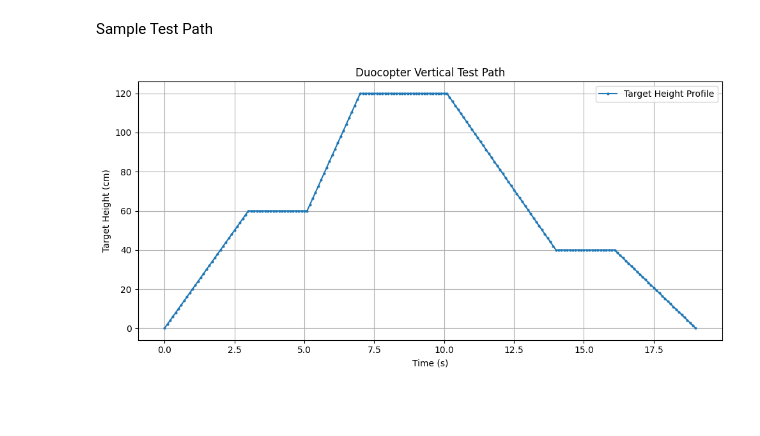
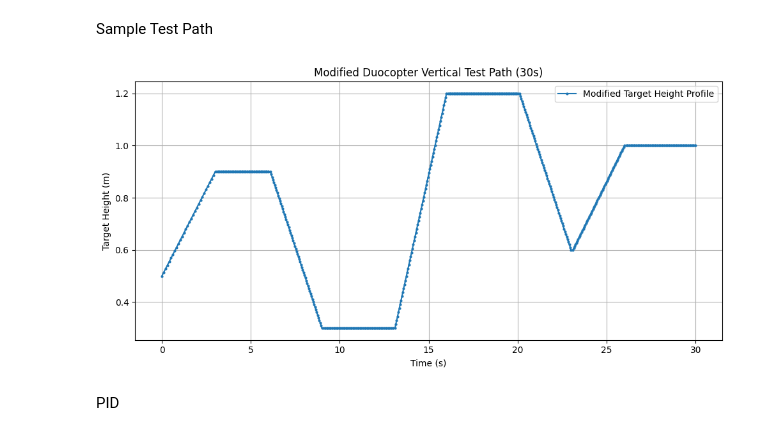
Before and after one commit to Luffo-lol/Duocopter-G06, a Jupyter notebook: sim.ipynb, the cells around one changed output. Drawn from its saved outputs; the diff is of its cells as text; code cells hidden in the pictures; blank space fills up the shorter version.

```diff
--- a/sim.ipynb
+++ b/sim.ipynb
@@ -157,48 +158,55 @@ def power_15V(voltage):
 # %% [markdown]
 Sample Test Path
 # %%
+# Segments:
+t1 = np.linspace(0, 3, 30)                          # 50 → 90 cm
+h1 = np.linspace(50, 90, len(t1))
 
-# Define segments
-t1 = np.linspace(0, 3, 31)                          # 0 → 60 cm
-h1 = np.linspace(0, 60, 31)
+t2 = np.linspace(3.1, 6, 60)                        # hold at 90 cm
+h2 = np.full(len(t2), 90)
 
-t2 = np.linspace(3.1, 5, 20)                        # hold at 60 cm
-h2 = np.full(20, 60)
+t3 = np.linspace(6.1, 9, 60)                        # 90 → 30 cm
+h3 = np.linspace(90, 30, len(t3))
 
-t3 = np.linspace(5.1, 7, 20)                        # 60 → 120 cm
-h3 = np.linspace(60, 120, 20)
+t4 = np.linspace(9.1, 13, 80)                       # hold at 30 cm
+h4 = np.full(len(t4), 30)
 
-t4 = np.linspace(7.1, 10, 30)                       # hold at 120 cm
-h4 = np.full(30, 120)
+t5 = np.linspace(13.1, 16, 60)                      # 30 → 120 cm
+h5 = np.linspace(30, 120, len(t5))
 
-t5 = np.linspace(10.1, 14, 40)                      # 120 → 40 cm
-h5 = np.linspace(120, 40, 40)
+t6 = np.linspace(16.1, 20, 80)                      # hold at 120 cm
+h6 = np.full(len(t6), 120)
 
-t6 = np.linspace(14.1, 16, 20)                      # hold at 40 cm
-h6 = np.full(20, 40)
+t7 = np.linspace(20.1, 23, 60)                      # 120 → 60 cm
+h7 = np.linspace(120, 60, len(t7))
 
-t7 = np.linspace(16.1, 19, 30)                      # 40 → 0 cm
-h7 = np.linspace(40, 0, 30)
+t8 = np.linspace(23.1, 26, 60)                      # 60 → 100 cm
+h8 = np.linspace(60, 100, len(t8))
 
-# Combine all segments
-time = np.concatenate([t1, t2, t3, t4, t5, t6, t7])
-height = np.concatenate([h1, h2, h3, h4, h5, h6, h7])
+t9 = np.linspace(26.1, 30, 80)                      # hold at 100 cm
+h9 = np.full(len(t9), 100)
 
-# Create final NumPy array
+# Combine and convert to meters
+time = np.concatenate([t1, t2, t3, t4, t5, t6, t7, t8, t9])
+height = np.concatenate([h1, h2, h3, h4, h5, h6, h7, h8, h9]) / 100
+
+# Final path
 test_path = np.column_stack((time, height))
 
-# Optional: Save to CSV
-np.savetxt("duocopter_test_path.csv", test_path, delimiter=",", header="Time (s),Target Height (cm)", comments='')
+# Save to CSV
+np.savetxt("duocopter_test_path_modified.csv", test_path, delimiter=",", header="Time (s),Target Height (m)", comments='')
 
-# Visualize
+# Plot new profile
 plt.figure(figsize=(10, 5))
-plt.plot(test_path[:, 0], test_path[:, 1], label='Target Height Profile', marker='o', markersize=2)
-plt.title("Duocopter Vertical Test Path")
+plt.plot(test_path[:, 0], test_path[:, 1], label='Modified Target Height Profile', marker='o', markersize=2)
+plt.title("Modified Duocopter Vertical Test Path (30s)")
 plt.xlabel("Time (s)")
-plt.ylabel("Target Height (cm)")
+plt.ylabel("Target Height (m)")
 plt.grid(True)
 plt.tight_layout()
 plt.legend()
 plt.show()
 # %% [output]
-[figure, old version]
+[figure, new version]
+# %% [markdown]
+PID
```
Also changed, not shown: parts of 22 cells of this notebook, 2 other files.
